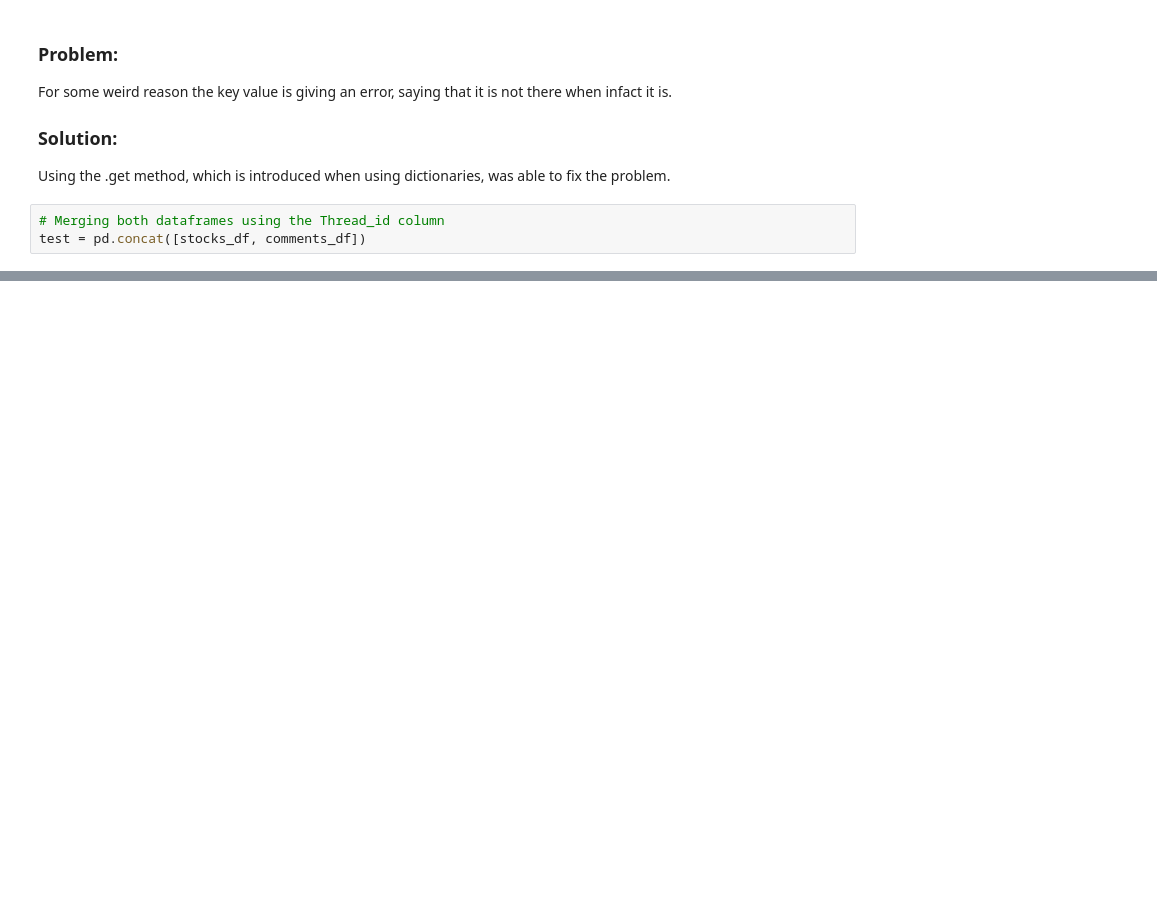
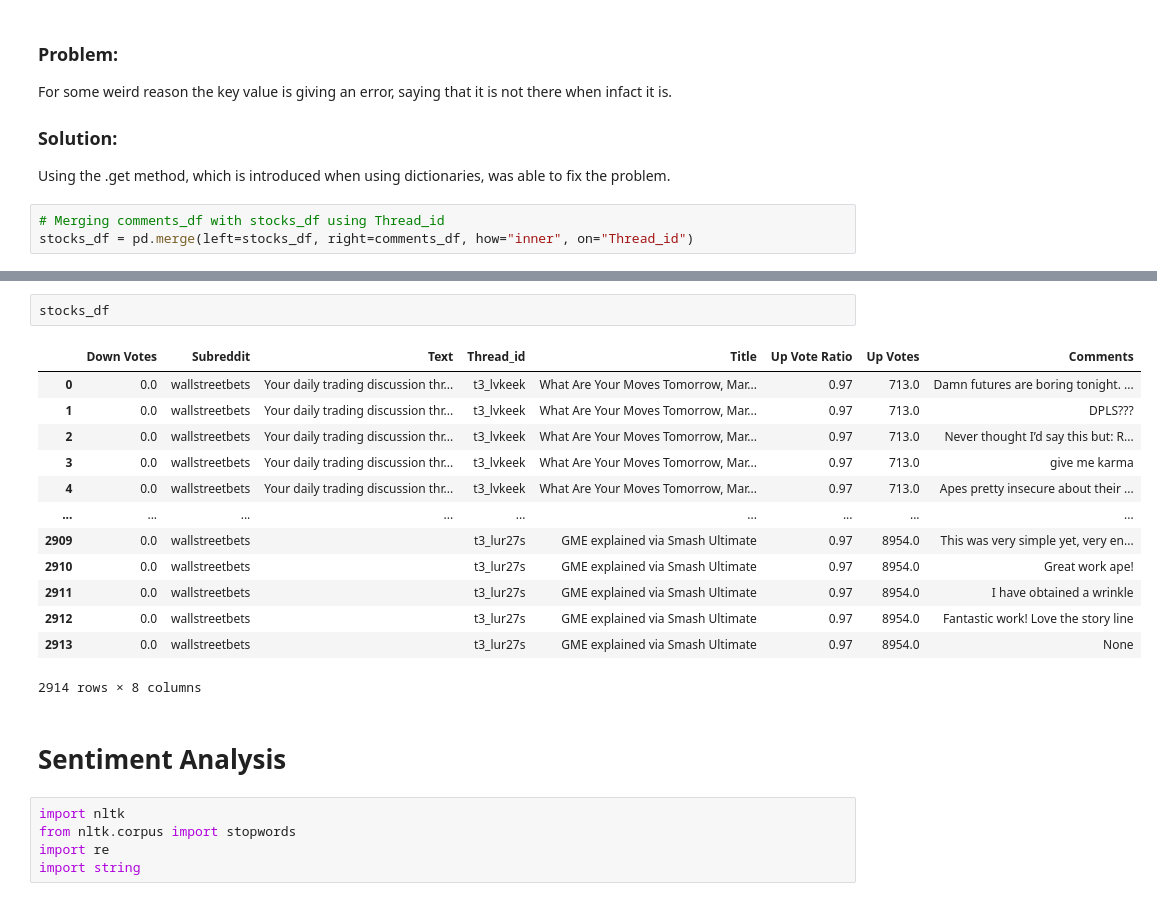
Before and after one commit to JNorman97/Reddit-Trending-NLP, a Jupyter notebook: reddit_main.ipynb, the cells around one changed output, grey strips where cells are left out. Saved outputs shown, nothing was run; the diff lists cells and outputs as text; blank space fills up the shorter version.

```diff
--- a/reddit_main.ipynb
+++ b/reddit_main.ipynb
@@ -238,5 +238,5 @@ For some weird reason the key value is giving an error, saying that it is not th
 
 Using the .get method, which is introduced when using dictionaries, was able to fix the problem.
 # %%
-# Merging both dataframes using the Thread_id column
-test = pd.concat([stocks_df, comments_df])
+# Merging comments_df with stocks_df using Thread_id
+stocks_df = pd.merge(left=stocks_df, right=comments_df, how="inner", on="Thread_id")
@@ -276,0 +243,23 @@ test2
+# %%
+stocks_df
+# %% [output]
+|  | Down Votes | Subreddit | Text | Thread_id | Title | Up Vote Ratio | Up Votes | Comments |
+| 0 | 0.0 | wallstreetbets | Your daily trading discussion thr... | t3_lvkeek | What Are Your Moves Tomorrow, Mar... | 0.97 | 713.0 | Damn futures are boring tonight. ... |
+| 1 | 0.0 | wallstreetbets | Your daily trading discussion thr... | t3_lvkeek | What Are Your Moves Tomorrow, Mar... | 0.97 | 713.0 | DPLS??? |
+| 2 | 0.0 | wallstreetbets | Your daily trading discussion thr... | t3_lvkeek | What Are Your Moves Tomorrow, Mar... | 0.97 | 713.0 | Never thought I’d say this but: R... |
+| 3 | 0.0 | wallstreetbets | Your daily trading discussion thr... | t3_lvkeek | What Are Your Moves Tomorrow, Mar... | 0.97 | 713.0 | give me karma |
+| 4 | 0.0 | wallstreetbets | Your daily trading discussion thr... | t3_lvkeek | What Are Your Moves Tomorrow, Mar... | 0.97 | 713.0 | Apes pretty insecure about their ... |
+| ... | ... | ... | ... | ... | ... | ... | ... | ... |
+| 2909 | 0.0 | wallstreetbets |  | t3_lur27s | GME explained via Smash Ultimate | 0.97 | 8954.0 | This was very simple yet, very en... |
+| 2910 | 0.0 | wallstreetbets |  | t3_lur27s | GME explained via Smash Ultimate | 0.97 | 8954.0 | Great work ape! |
+| 2911 | 0.0 | wallstreetbets |  | t3_lur27s | GME explained via Smash Ultimate | 0.97 | 8954.0 | I have obtained a wrinkle |
+| 2912 | 0.0 | wallstreetbets |  | t3_lur27s | GME explained via Smash Ultimate | 0.97 | 8954.0 | Fantastic work! Love the story line |
+| 2913 | 0.0 | wallstreetbets |  | t3_lur27s | GME explained via Smash Ultimate | 0.97 | 8954.0 | None |
+2914 rows × 8 columns
+# %% [markdown]
+# Sentiment Analysis
+# %%
+import nltk
+from nltk.corpus import stopwords
+import re
+import string
```
Also changed, not shown: parts of 17 cells of this notebook.
